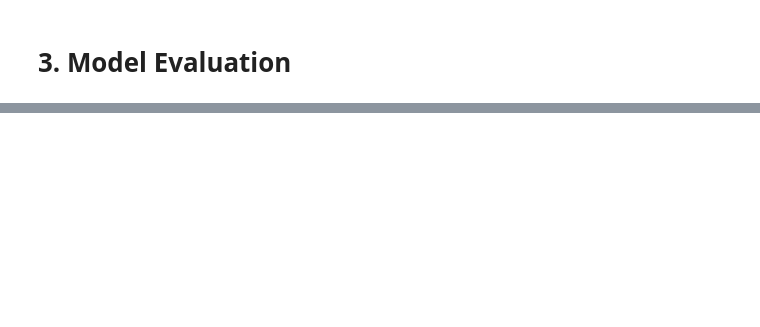
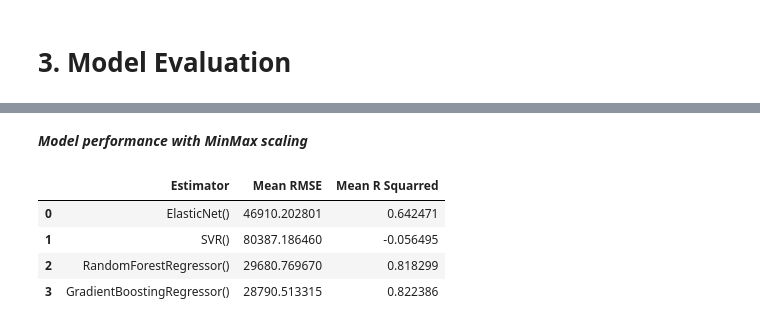
Before and after one commit to debhere/House-Price-Prediction, a Jupyter notebook: House Price Prediction.ipynb, the cells around one changed output, grey strips where cells are left out. Saved outputs shown, nothing was run; the diff lists cells and outputs as text; code cells hidden in the pictures; blank space fills up the shorter version.

```diff
--- a/House Price Prediction.ipynb
+++ b/House Price Prediction.ipynb
@@ -857,8 +891,8 @@ remove_cols
 # %%
 cat_cols = ['MSZoning', 'LotShape', 'LandContour', 'LotConfig', 'LandSlope', 'BldgType', 'HouseStyle',
            'RoofStyle', 'MasVnrType', 'Foundation', 'Heating', 'CentralAir', 'Electrical', 'Functional', 'GarageType',
-           'GarageFinish', 'SaleType', 'Fence', 'SaleCondition', 'FireplaceQu', 'ExterQual', 'ExterCond', 'BsmtQual', 'BsmtCond', 'BsmtExposure', 'BsmtFinType1', 'BsmtFinType2', 'HeatingQC',
-            'KitchenQual', 'GarageQual', 'PavedDrive', 'Alley']
+           'GarageFinish', 'SaleType', 'SaleCondition', 'FireplaceQu', 'ExterQual', 'ExterCond', 'BsmtQual', 'BsmtCond', 'BsmtExposure', 'BsmtFinType1', 'BsmtFinType2', 'HeatingQC',
+            'KitchenQual', 'GarageQual', 'PavedDrive', 'Alley', 'Exterior1st', 'Exterior2nd']
 cat_cols
 # %% [output]
 ['MSZoning',
@@ -929,11 +963,10 @@ dist_plot(train_out, num_cols, kind='boxplot')
 class CategoryTransformer(BaseEstimator, TransformerMixin):
 
     def __init__(self):
-        self.trans_nan_cols = {'Alley': 'No Alley', 'FireplaceQu': 'No Fireplace', 'PoolQC': 'No Pool', 'Fence': 'No Fence',
+        self.trans_nan_cols = {'Alley': 'No Alley', 'FireplaceQu': 'No Fireplace',
                  'GarageType': 'No Garage', 'GarageFinish': 'No Garage',
                   'GarageQual': 'No Garage', 'BsmtQual': 'No Basement', 'BsmtCond': 'No Basement', 'BsmtExposure': 'No Basement',
-                         'BsmtFinType1': 'No Basement', 'BsmtFinType2': 'No Basement', 'FireplaceQu': 'No Fireplace',
-                         'Fence': 'No Fence'}
+                         'BsmtFinType1': 'No Basement', 'BsmtFinType2': 'No Basement', 'FireplaceQu': 'No Fireplace'}
 
     def fit(self, X):
         return self
@@ -1210,4 +1314,10 @@ X_train[cat_cols]
+# %% [markdown]
+***Model performance with MinMax scaling***
 # %%
-on = OneHotEncoder(drop='first', dtype ='int')
-tst = on.fit_transform(X_train[['MSZoning']])
-tst.toarray()
+score_model(data_prep, y_train, models, scale='MinMax')
+# %% [output]
+|  | Estimator | Mean RMSE | Mean R Squarred |
+| 0 | ElasticNet() | 46910.202801 | 0.642471 |
+| 1 | SVR() | 80387.186460 | -0.056495 |
+| 2 | RandomForestRegressor() | 29680.769670 | 0.818299 |
+| 3 | GradientBoostingRegressor() | 28790.513315 | 0.822386 |
```
Also changed, not shown: parts of 42 cells of this notebook.
